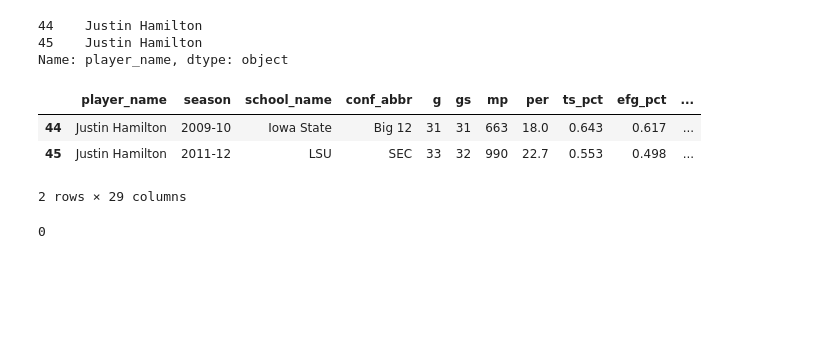
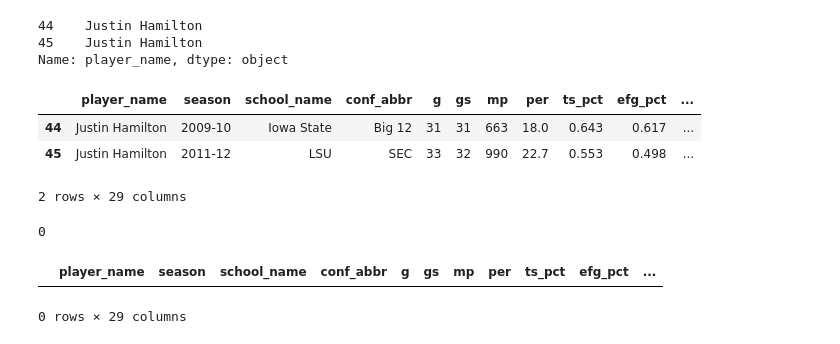
Before and after one commit to olivierpavee/nba_forecast, a Jupyter notebook: notebooks/bboinier_X.ipynb, the cells around one changed output. Saved outputs shown, nothing was run; the diff lists cells and outputs as text; code cells hidden in the pictures; blank space fills up the shorter version.

```diff
--- a/notebooks/bboinier_X.ipynb
+++ b/notebooks/bboinier_X.ipynb
@@ -397,3 +397,8 @@ df_uni_last_year.drop_duplicates(subset='player_name', keep='last', inplace=True
 df_uni_last_year.duplicated().sum()
 # %% [output]
 0
+# %%
+df_uni_last_year[df_uni_last_year['player_name'].duplicated()]
+# %% [output]
+|  | player_name | season | school_name | conf_abbr | g | gs | mp | per | ts_pct | efg_pct | ... |
+0 rows × 29 columns
```
Also changed, not shown: parts of 40 cells of this notebook.
